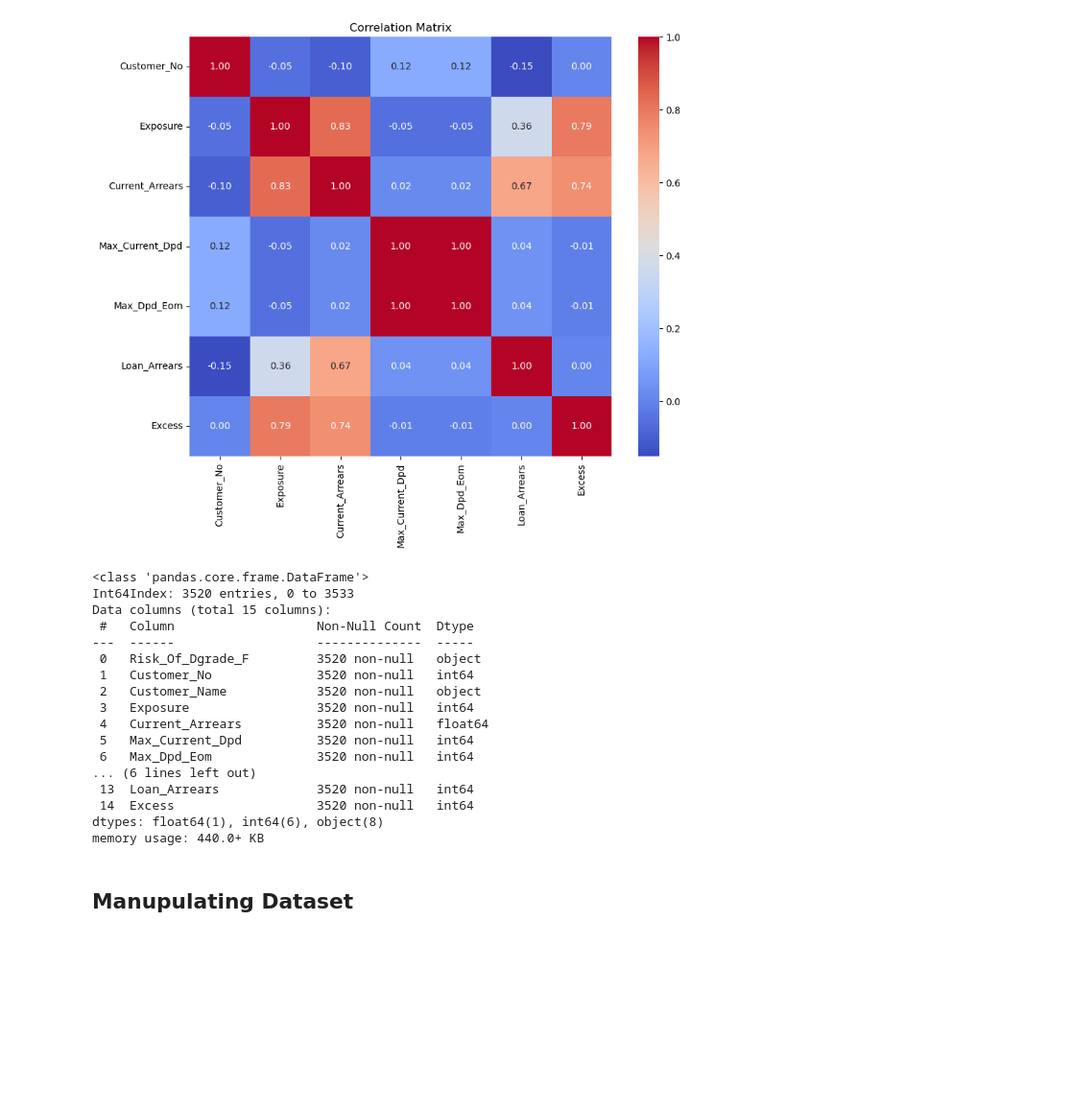
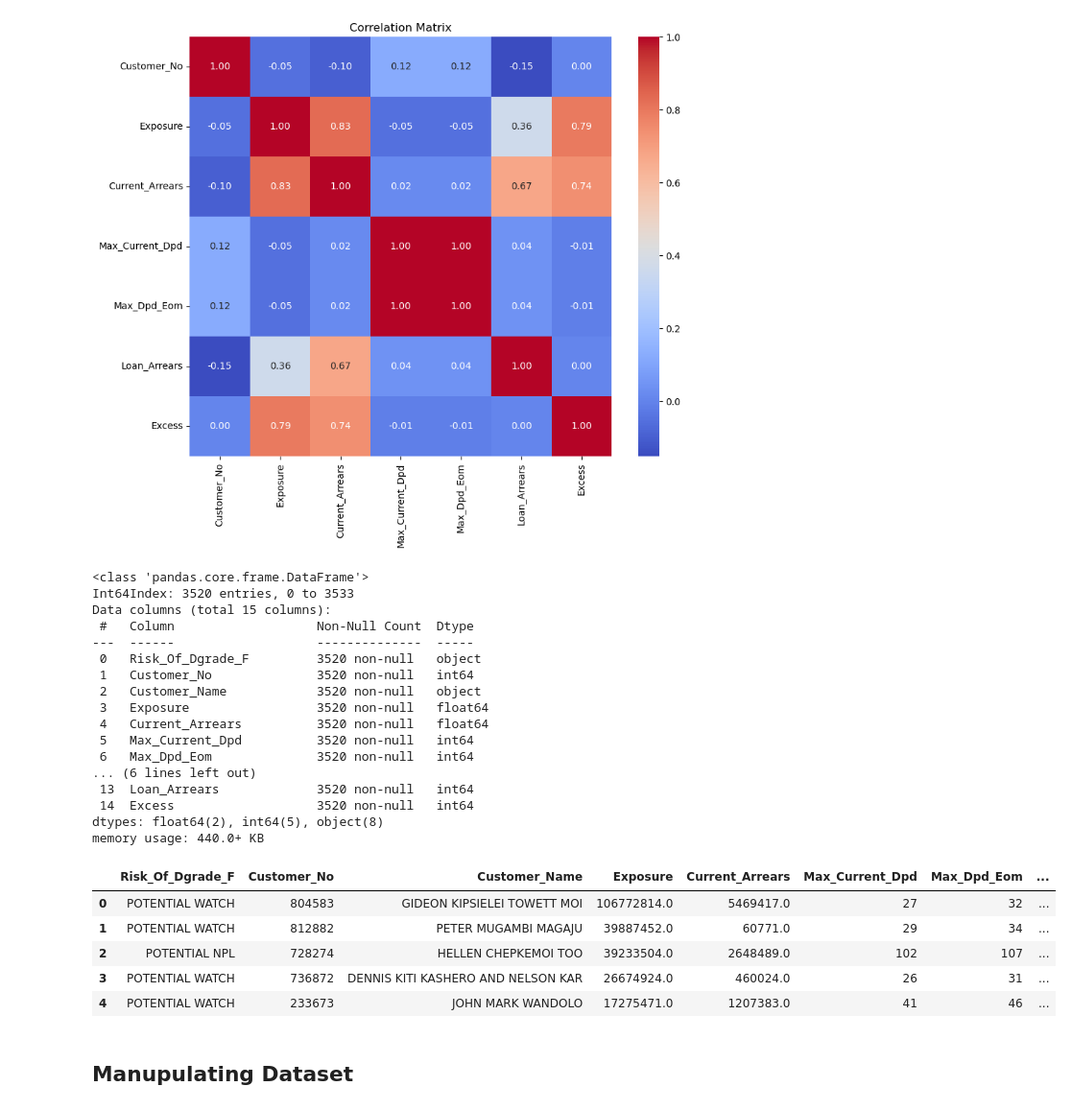
Before and after one commit to KaiFa254/Full_Quick_Python_Self_Practice, a Jupyter notebook: Python_quick_practice.ipynb, the cells around one changed output. Shown at 96% size. Drawn from its saved outputs; the diff is of its cells as text; code cells hidden in the pictures; blank space fills up the shorter version.

Commit message:
data_cleaning__practice

```diff
--- a/Python_quick_practice.ipynb
+++ b/Python_quick_practice.ipynb
@@ -443,7 +443,7 @@ plt.show()
 #cHANGE COLUMN DATA TYPES
 
 
-data = data.astype({'Customer_No': 'int64', 'Exposure': 'int64'})
+data = data.astype({'Customer_No': 'int64', 'Exposure': 'float64'})
 
 data.info()
 # %% [output]
@@ -455,14 +455,23 @@ Data columns (total 15 columns):
  0   Risk_Of_Dgrade_F         3520 non-null   object
  1   Customer_No              3520 non-null   int64
  2   Customer_Name            3520 non-null   object
- 3   Exposure                 3520 non-null   int64
+ 3   Exposure                 3520 non-null   float64
  4   Current_Arrears          3520 non-null   float64
  5   Max_Current_Dpd          3520 non-null   int64
  6   Max_Dpd_Eom              3520 non-null   int64
 ... (6 lines left out)
  13  Loan_Arrears             3520 non-null   int64
  14  Excess                   3520 non-null   int64
-dtypes: float64(1), int64(6), object(8)
+dtypes: float64(2), int64(5), object(8)
 memory usage: 440.0+ KB
+# %%
+data.head()
+# %% [output]
+|  | Risk_Of_Dgrade_F | Customer_No | Customer_Name | Exposure | Current_Arrears | Max_Current_Dpd | Max_Dpd_Eom | ... |
+| 0 | POTENTIAL WATCH | 804583 | GIDEON KIPSIELEI TOWETT MOI | 106772814.0 | 5469417.0 | 27 | 32 | ... |
+| 1 | POTENTIAL WATCH | 812882 | PETER MUGAMBI MAGAJU | 39887452.0 | 60771.0 | 29 | 34 | ... |
+| 2 | POTENTIAL NPL | 728274 | HELLEN CHEPKEMOI TOO | 39233504.0 | 2648489.0 | 102 | 107 | ... |
+| 3 | POTENTIAL WATCH | 736872 | DENNIS KITI KASHERO AND NELSON KAR | 26674924.0 | 460024.0 | 26 | 31 | ... |
+| 4 | POTENTIAL WATCH | 233673 | JOHN MARK WANDOLO | 17275471.0 | 1207383.0 | 41 | 46 | ... |
 # %% [markdown]
 ## Manupulating Dataset
```
Also changed, not shown: parts of 6 cells of this notebook.
